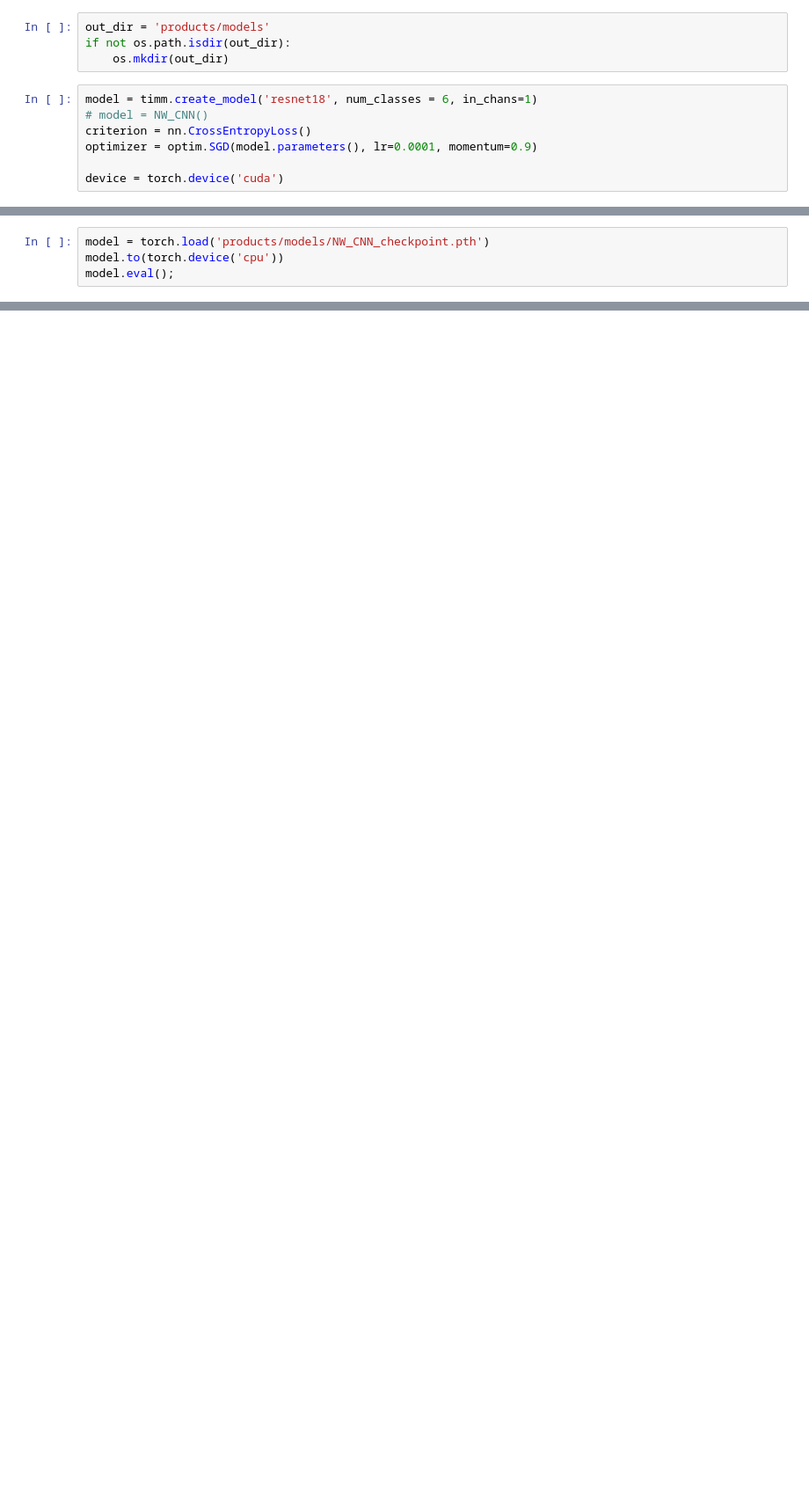
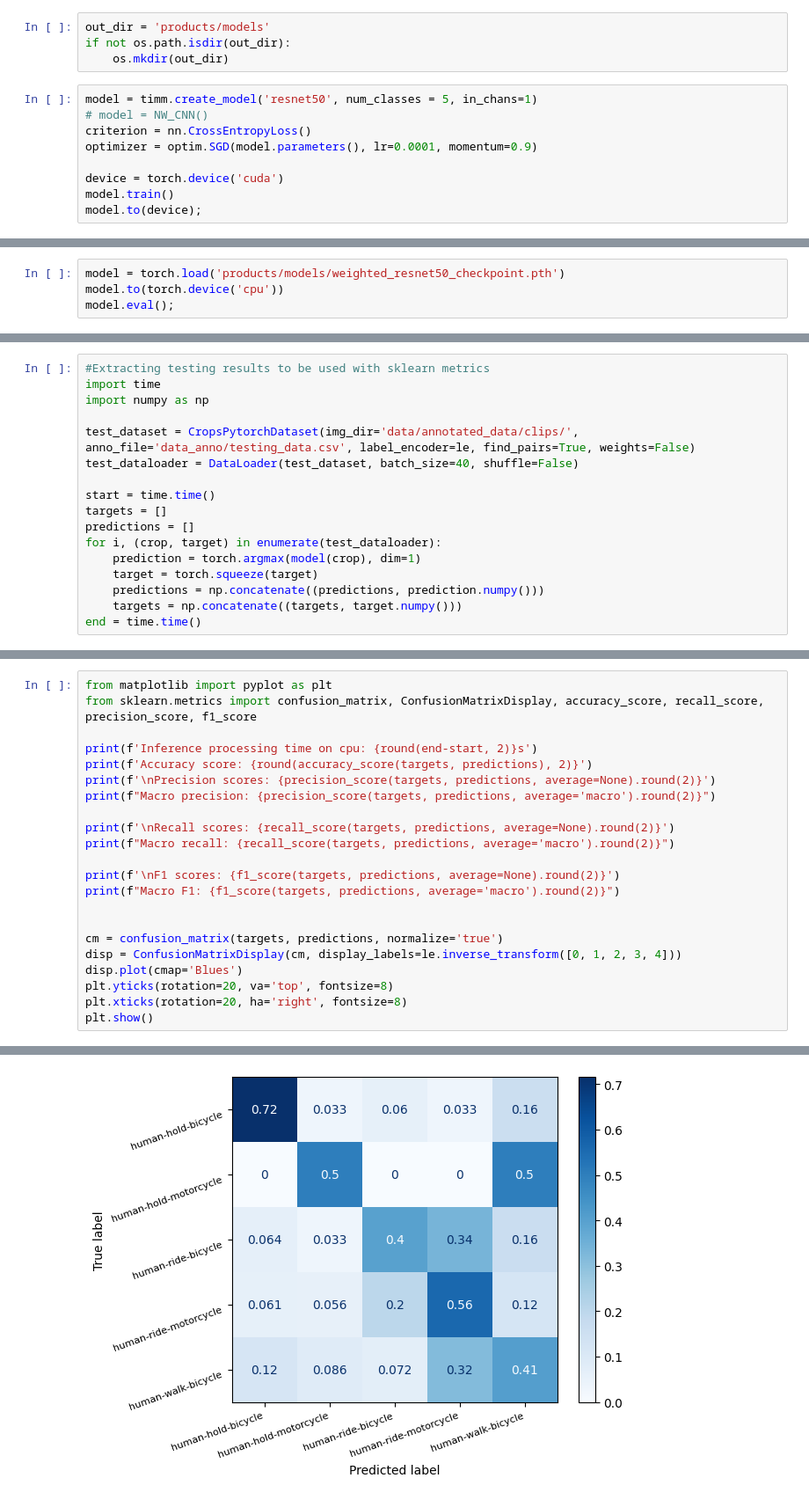
Before and after one commit to vismiroglou/ce7_741_HOI_detection, a Jupyter notebook: resnet_train.ipynb, the cells around one changed output, grey strips where cells are left out. Shown: that part at 88% size. Drawn from its saved outputs; the diff is of its cells as text; blank space fills up the shorter version.

Commit message:
changed metrics, added loss logs

```diff
--- a/resnet_train.ipynb
+++ b/resnet_train.ipynb
@@ -27,11 +28,13 @@ out_dir = 'products/models'
 if not os.path.isdir(out_dir):
     os.mkdir(out_dir)
 # %%
-model = timm.create_model('resnet18', num_classes = 6, in_chans=1)
+model = timm.create_model('resnet50', num_classes = 5, in_chans=1)
 # model = NW_CNN()
 criterion = nn.CrossEntropyLoss()
 optimizer = optim.SGD(model.parameters(), lr=0.0001, momentum=0.9)
 
 device = torch.device('cuda')
+model.train()
+model.to(device);
 # %%
 #In case you want to continue training from checkpoint
@@ -156,4 +152,4 @@ Epoch #25 train loss: 0.610
 # %%
-model = torch.load('products/models/NW_CNN_checkpoint.pth')
+model = torch.load('products/models/weighted_resnet50_checkpoint.pth')
 model.to(torch.device('cpu'))
 model.eval();
@@ -180,0 +156,17 @@ metrics.reset()
+# %%
+#Extracting testing results to be used with sklearn metrics
+import time
+import numpy as np
+
+test_dataset = CropsPytorchDataset(img_dir='data/annotated_data/clips/', anno_file='data_anno/testing_data.csv', label_encoder=le, find_pairs=True, weights=False)
+test_dataloader = DataLoader(test_dataset, batch_size=40, shuffle=False)
+
+start = time.time()
+targets = []
+predictions = []
+for i, (crop, target) in enumerate(test_dataloader):
+    prediction = torch.argmax(model(crop), dim=1)
+    target = torch.squeeze(target)
+    predictions = np.concatenate((predictions, prediction.numpy()))
+    targets = np.concatenate((targets, target.numpy()))
+end = time.time()
@@ -180,0 +175,23 @@ metrics.reset()
+# %%
+from matplotlib import pyplot as plt
+from sklearn.metrics import confusion_matrix, ConfusionMatrixDisplay, accuracy_score, recall_score, precision_score, f1_score
+
+print(f'Inference processing time on cpu: {round(end-start, 2)}s')
+print(f'Accuracy score: {round(accuracy_score(targets, predictions), 2)}')
+print(f'\nPrecision scores: {precision_score(targets, predictions, average=None).round(2)}')
+print(f"Macro precision: {precision_score(targets, predictions, average='macro').round(2)}")
+
+print(f'\nRecall scores: {recall_score(targets, predictions, average=None).round(2)}')
+print(f"Macro recall: {recall_score(targets, predictions, average='macro').round(2)}")
+
+print(f'\nF1 scores: {f1_score(targets, predictions, average=None).round(2)}')
+print(f"Macro F1: {f1_score(targets, predictions, average='macro').round(2)}")
+
+
+cm = confusion_matrix(targets, predictions, normalize='true')
+disp = ConfusionMatrixDisplay(cm, display_labels=le.inverse_transform([0, 1, 2, 3, 4]))
+disp.plot(cmap='Blues')
+plt.yticks(rotation=20, va='top', fontsize=8)
+plt.xticks(rotation=20, ha='right', fontsize=8)
+plt.show()
+# %% [output]
@@ -180,0 +209 @@ metrics.reset()
+[figure, added]
```
Also changed, not shown: parts of 8 cells of this notebook.
